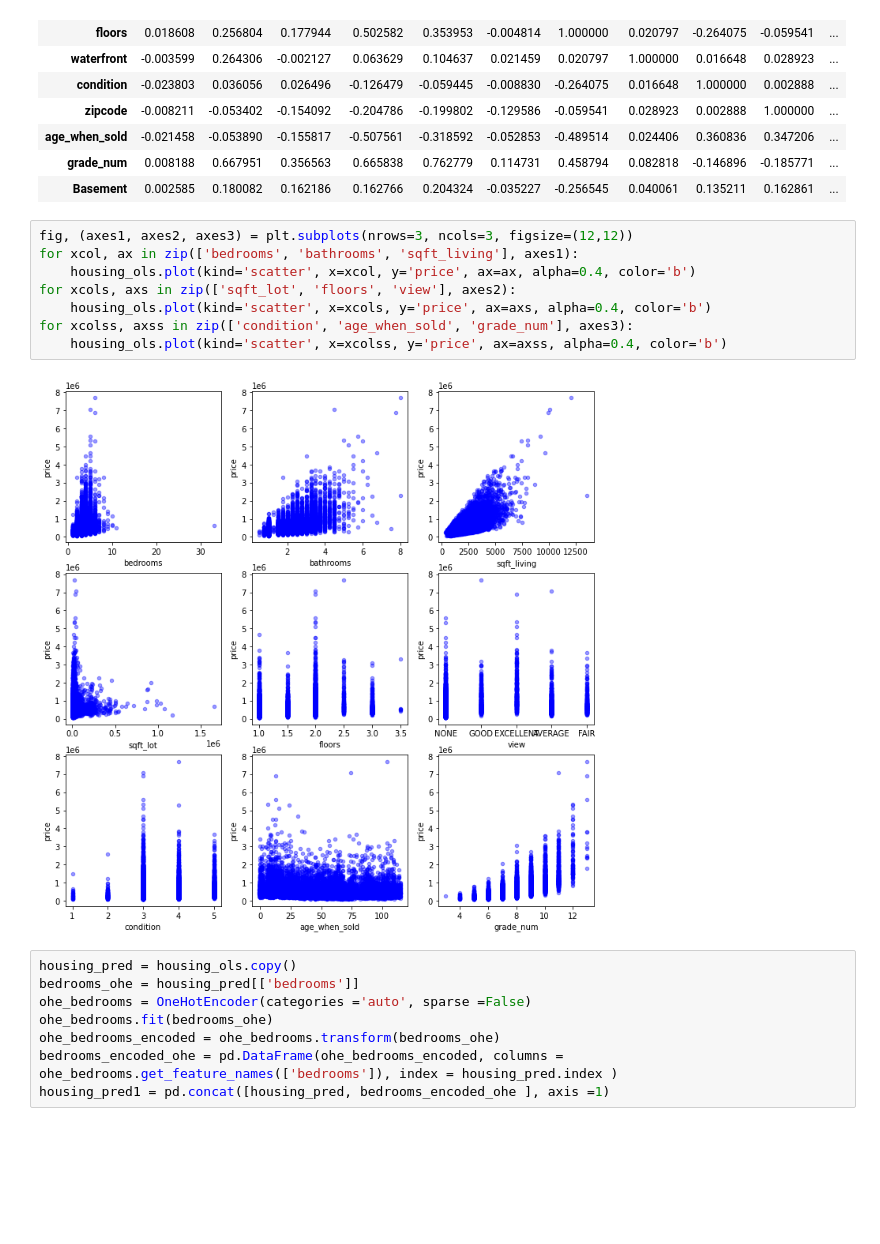
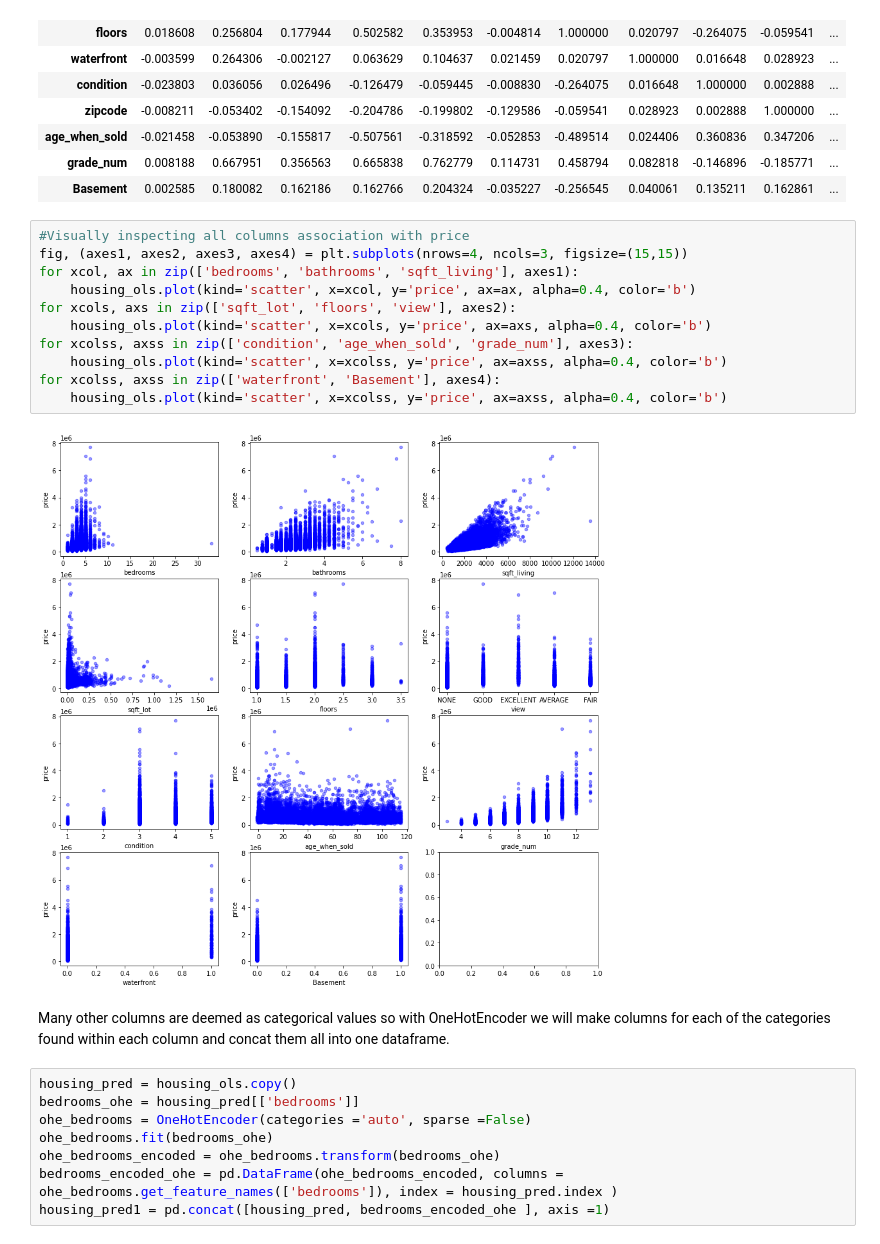
Before and after one commit to kangjw1208/King-Country-Real-Estate, a Jupyter notebook: Final.ipynb, the cells around one changed output. Drawn from its saved outputs; the diff is of its cells as text; blank space fills up the shorter version.

```diff
--- a/Final.ipynb
+++ b/Final.ipynb
@@ -165,15 +178,20 @@ housing_ols.corr()
 | grade_num | 0.008188 | 0.667951 | 0.356563 | 0.665838 | 0.762779 | 0.114731 | 0.458794 | 0.082818 | -0.146896 | -0.185771 | ... |
 | Basement | 0.002585 | 0.180082 | 0.162186 | 0.162766 | 0.204324 | -0.035227 | -0.256545 | 0.040061 | 0.135211 | 0.162861 | ... |
 # %%
-fig, (axes1, axes2, axes3) = plt.subplots(nrows=3, ncols=3, figsize=(12,12))
+#Visually inspecting all columns association with price
+fig, (axes1, axes2, axes3, axes4) = plt.subplots(nrows=4, ncols=3, figsize=(15,15))
 for xcol, ax in zip(['bedrooms', 'bathrooms', 'sqft_living'], axes1):
     housing_ols.plot(kind='scatter', x=xcol, y='price', ax=ax, alpha=0.4, color='b')
 for xcols, axs in zip(['sqft_lot', 'floors', 'view'], axes2):
     housing_ols.plot(kind='scatter', x=xcols, y='price', ax=axs, alpha=0.4, color='b')
 for xcolss, axss in zip(['condition', 'age_when_sold', 'grade_num'], axes3):
     housing_ols.plot(kind='scatter', x=xcolss, y='price', ax=axss, alpha=0.4, color='b')
+for xcolss, axss in zip(['waterfront', 'Basement'], axes4):
+    housing_ols.plot(kind='scatter', x=xcolss, y='price', ax=axss, alpha=0.4, color='b')
 # %% [output]
-[figure, old version]
+[figure, new version]
+# %% [markdown]
+Many other columns are deemed as categorical values so with OneHotEncoder we will make columns for each of the categories found within each column and concat them all into one dataframe.
 # %%
 housing_pred = housing_ols.copy()
 bedrooms_ohe = housing_pred[['bedrooms']]
```
Also changed, not shown: parts of 39 cells of this notebook.
